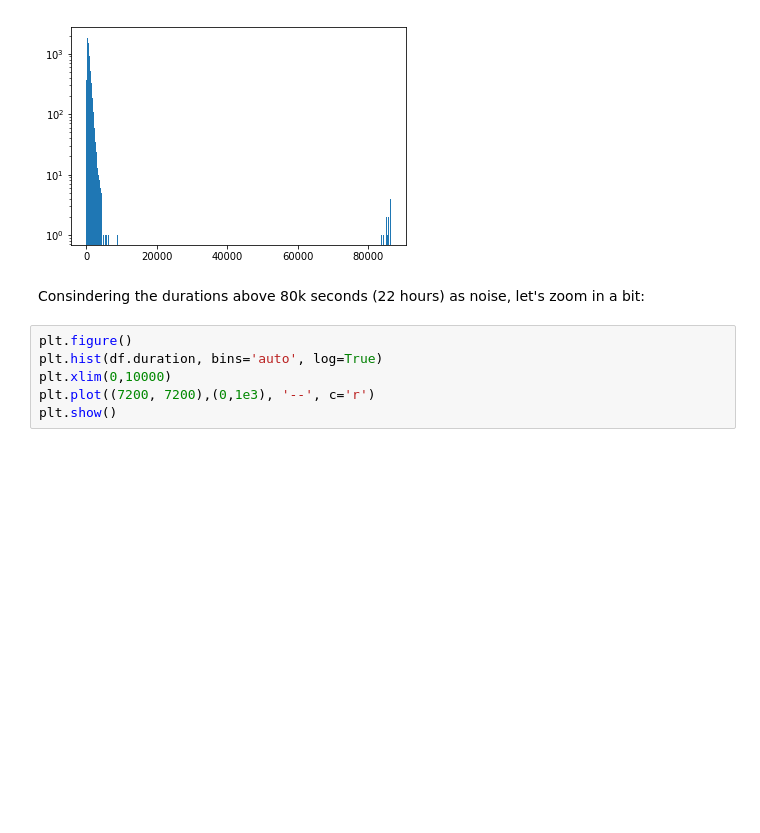
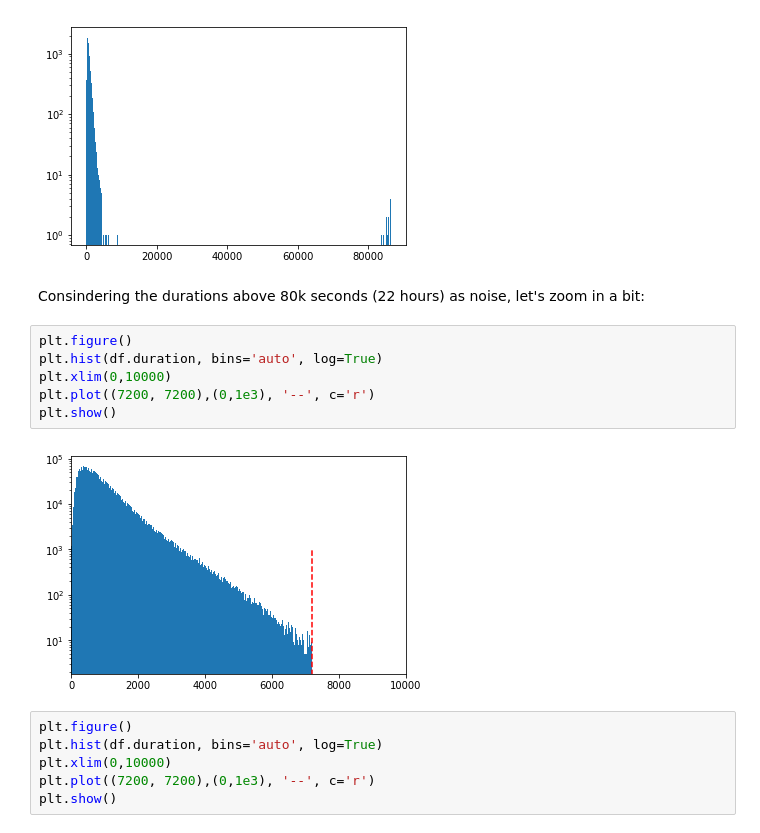
Before and after one commit to arthurarj/ttdp_project, a Jupyter notebook: _temporal_analysis.ipynb, the cells around one changed output. Drawn from its saved outputs; the diff is of its cells as text; blank space fills up the shorter version.

```diff
--- a/_temporal_analysis.ipynb
+++ b/_temporal_analysis.ipynb
@@ -29,6 +49,14 @@ plt.show()
 [figure]
 # %% [markdown]
 Consindering the durations above 80k seconds (22 hours) as noise, let's zoom in a bit:
+# %%
+plt.figure()
+plt.hist(df.duration, bins='auto', log=True)
+plt.xlim(0,10000)
+plt.plot((7200, 7200),(0,1e3), '--', c='r')
+plt.show()
+# %% [output]
+[figure, added]
 # %%
 plt.figure()
 plt.hist(df.duration, bins='auto', log=True)
```
Also changed, not shown: parts of 16 cells of this notebook, 7 other files.
